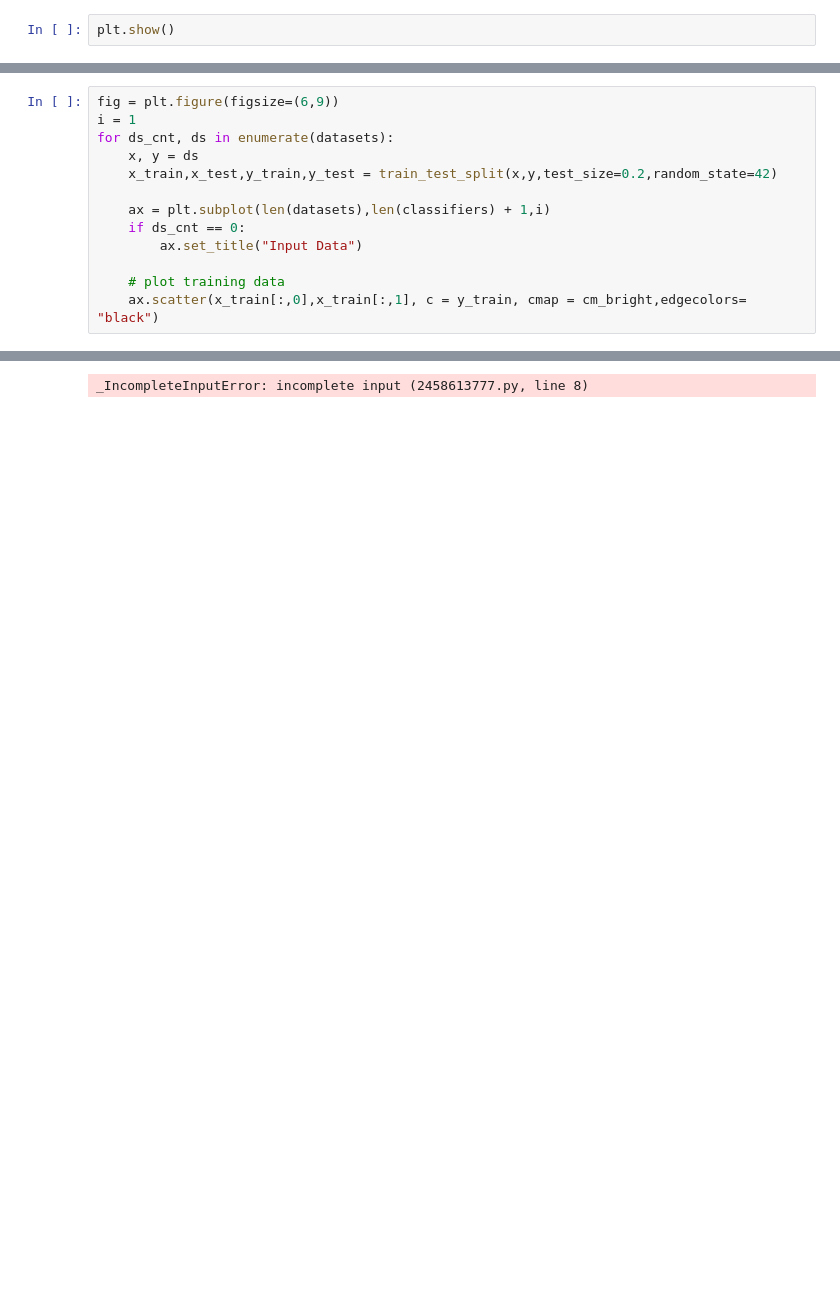
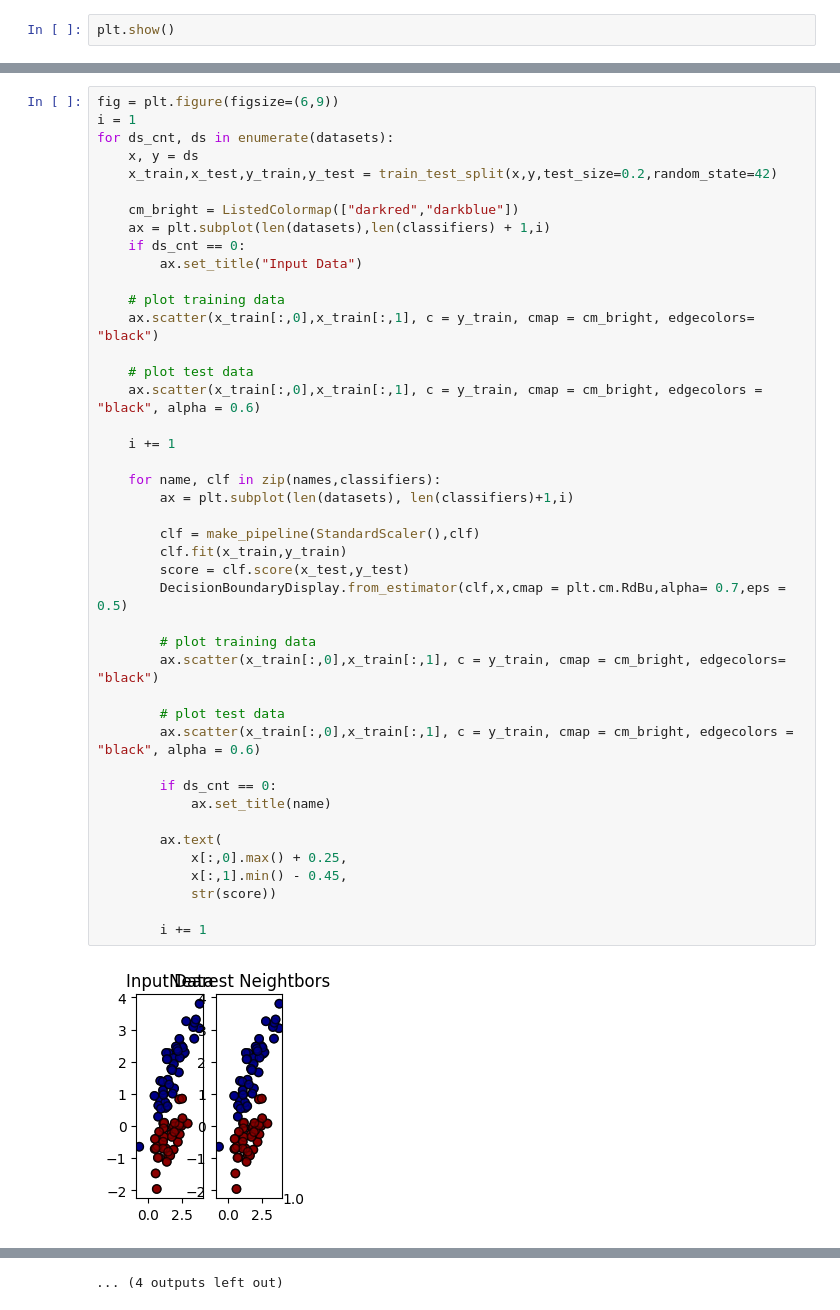
Before and after one commit to Raviento/Machine-Learning-Lessons, a Jupyter notebook: ClassificationModelComparision.ipynb, the cells around one changed output, grey strips where cells are left out. Cells and saved outputs as stored; diff of their text form; blank space fills up the shorter version.

```diff
--- a/ClassificationModelComparision.ipynb
+++ b/ClassificationModelComparision.ipynb
@@ -60,14 +64,45 @@ classifiers = [KNeighborsClassifier(),
 # %%
 fig = plt.figure(figsize=(6,9))
 i = 1
 for ds_cnt, ds in enumerate(datasets):
     x, y = ds
     x_train,x_test,y_train,y_test = train_test_split(x,y,test_size=0.2,random_state=42)
 
+    cm_bright = ListedColormap(["darkred","darkblue"])
     ax = plt.subplot(len(datasets),len(classifiers) + 1,i)
     if ds_cnt == 0:
         ax.set_title("Input Data")
 
     # plot training data
-    ax.scatter(x_train[:,0],x_train[:,1], c = y_train, cmap = cm_bright,edgecolors= "black")
+    ax.scatter(x_train[:,0],x_train[:,1], c = y_train, cmap = cm_bright, edgecolors= "black")
+
+    # plot test data
+    ax.scatter(x_train[:,0],x_train[:,1], c = y_train, cmap = cm_bright, edgecolors = "black", alpha = 0.6)
+
+    i += 1
+
+    for name, clf in zip(names,classifiers):
+        ax = plt.subplot(len(datasets), len(classifiers)+1,i)
+
+        clf = make_pipeline(StandardScaler(),clf)
+        clf.fit(x_train,y_train)
+        score = clf.score(x_test,y_test)
+        DecisionBoundaryDisplay.from_estimator(clf,x,cmap = plt.cm.RdBu,alpha= 0.7,eps = 0.5)
+
+        # plot training data
+        ax.scatter(x_train[:,0],x_train[:,1], c = y_train, cmap = cm_bright, edgecolors= "black")
+
+        # plot test data
+        ax.scatter(x_train[:,0],x_train[:,1], c = y_train, cmap = cm_bright, edgecolors = "black", alpha = 0.6)
+
+        if ds_cnt == 0:
+            ax.set_title(name)
+
+        ax.text(
+            x[:,0].max() + 0.25,
+            x[:,1].min() - 0.45,
+            str(score))
+
+        i += 1
 # %% [output]
+[figure, added]
@@ -74 +120 @@ for ds_cnt, ds in enumerate(datasets):
-_IncompleteInputError: incomplete input (2458613777.py, line 8)
+... (4 outputs left out)
```
Also changed, not shown: parts of 6 cells of this notebook, 1 other file.
